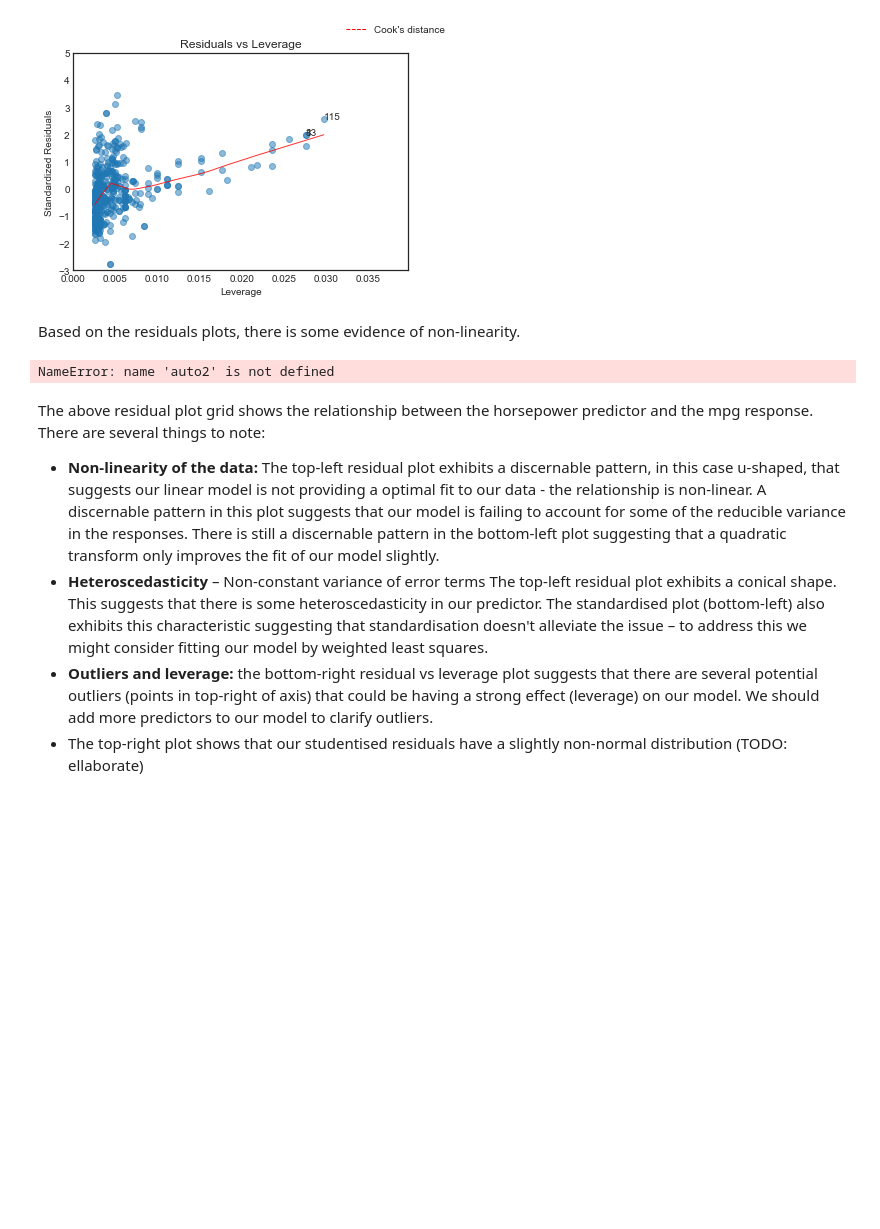
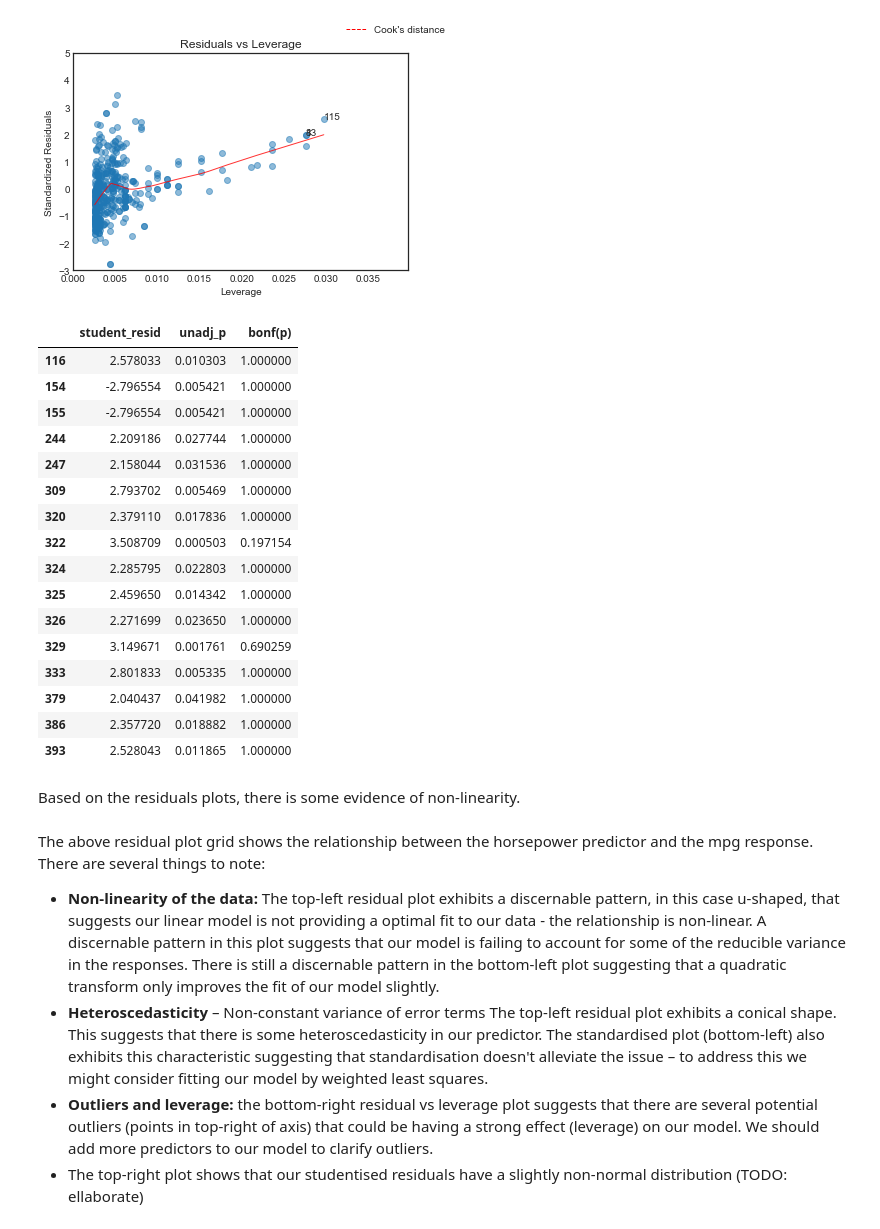
Before and after one commit to paulocpessoa-forks/ISLR-python, a Jupyter notebook: Notebooks/Chapter 3 - Applied exercises.ipynb, the cells around one changed output. Cells and saved outputs as stored; diff of their text form; code cells hidden in the pictures; blank space fills up the shorter version.

```diff
--- a/Notebooks/Chapter 3 - Applied exercises.ipynb
+++ b/Notebooks/Chapter 3 - Applied exercises.ipynb
@@ -356,0 +150,2 @@ dataframe = pd.concat([X, y], axis=1)
+# %%
+est = smf.ols(formula='mpg ~ horsepower',data=auto).fit()
@@ -361,19 +158,28 @@ diagnostic_plots(X,y)
 [figure]
 [figure]
 [figure]
+# %%
+est.outlier_test()[abs(est.outlier_test()['student_resid']) > 2]
+# %% [output]
+|  | student_resid | unadj_p | bonf(p) |
+| 116 | 2.578033 | 0.010303 | 1.000000 |
+| 154 | -2.796554 | 0.005421 | 1.000000 |
+| 155 | -2.796554 | 0.005421 | 1.000000 |
+| 244 | 2.209186 | 0.027744 | 1.000000 |
+| 247 | 2.158044 | 0.031536 | 1.000000 |
+| 309 | 2.793702 | 0.005469 | 1.000000 |
+| 320 | 2.379110 | 0.017836 | 1.000000 |
+| 322 | 3.508709 | 0.000503 | 0.197154 |
+| 324 | 2.285795 | 0.022803 | 1.000000 |
+| 325 | 2.459650 | 0.014342 | 1.000000 |
+| 326 | 2.271699 | 0.023650 | 1.000000 |
+| 329 | 3.149671 | 0.001761 | 0.690259 |
+| 333 | 2.801833 | 0.005335 | 1.000000 |
+| 379 | 2.040437 | 0.041982 | 1.000000 |
+| 386 | 2.357720 | 0.018882 | 1.000000 |
+| 393 | 2.528043 | 0.011865 | 1.000000 |
 # %% [markdown]
 Based on the residuals plots, there is some evidence of non-linearity.
-# %%
-X = pd.concat([auto2['horsepower']], axis=1)
-# Create the Design Matrix by adding constant bias variable
-intercept_const = pd.DataFrame({'intercept': np.ones(X.shape[0])})
-X = np.array(pd.concat([intercept_const, X], axis=1))
-
-y = auto2['mpg']
-
-lm_plot(lm_stats(X, y, est.predict()))
-# %% [output]
-NameError: name 'auto2' is not defined
 # %% [markdown]
 
 The above residual plot grid shows the relationship between the horsepower predictor and the mpg response. There are several things to note:
```
Also changed, not shown: parts of 9 cells of this notebook, 1 other file.
